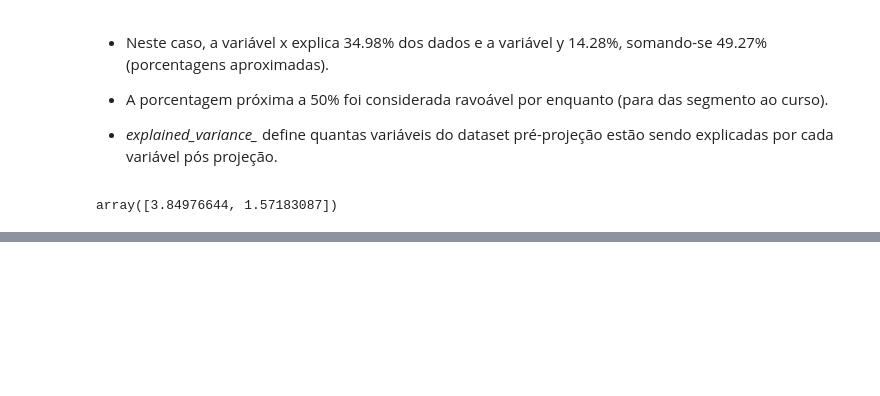
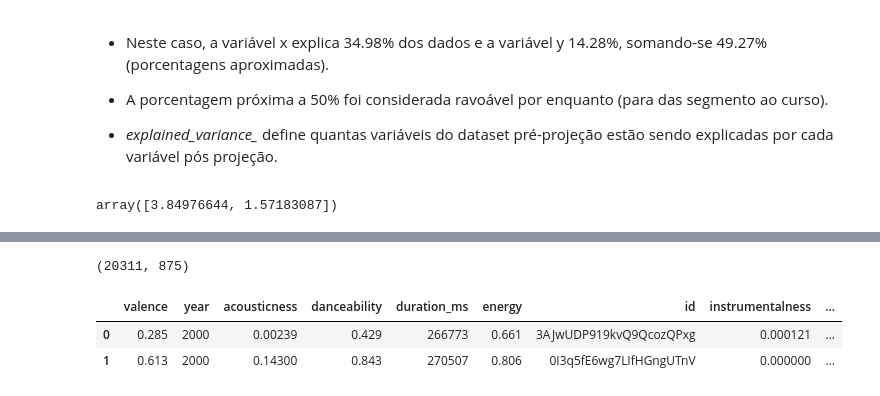
Before and after one commit to Tathy/Recomendador_de_musicas, a Jupyter notebook: Clustering_aplicado_recomendando_músicas_com_K_Means.ipynb, the cells around one changed output, grey strips where cells are left out. Saved outputs shown, nothing was run; the diff lists cells and outputs as text; code cells hidden in the pictures; blank space fills up the shorter version.

```diff
--- a/Clustering_aplicado_recomendando_músicas_com_K_Means.ipynb
+++ b/Clustering_aplicado_recomendando_músicas_com_K_Means.ipynb
@@ -530,0 +585,16 @@ array([3.84976644, 1.57183087])
+# %%
+# dtype -> determina o tipo numérico das features que serão convertidas
+ohe = OneHotEncoder(dtype = int)
+colunas_ohe = ohe.fit_transform(dados[['artists']]).toarray()
+
+# colunas que foram criadas no processo
+colunas_ohe.shape
+# %% [output]
+(20311, 875)
+# %%
+dados_sem_artistas = dados.drop('artists', axis = 1)
+dados_sem_artistas.head(2)
+# %% [output]
+|  | valence | year | acousticness | danceability | duration_ms | energy | id | instrumentalness | ... |
+| 0 | 0.285 | 2000 | 0.00239 | 0.429 | 266773 | 0.661 | 3AJwUDP919kvQ9QcozQPxg | 0.000121 | ... |
+| 1 | 0.613 | 2000 | 0.14300 | 0.843 | 270507 | 0.806 | 0I3q5fE6wg7LIfHGngUTnV | 0.000000 | ... |
```
Also changed, not shown: parts of 36 cells of this notebook, 2 other files.
